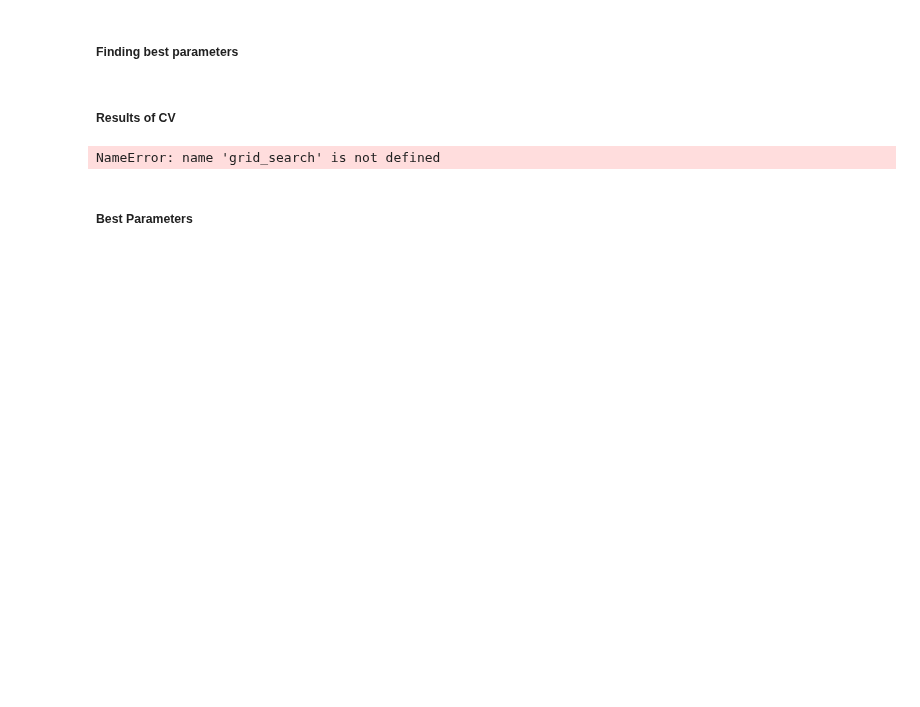
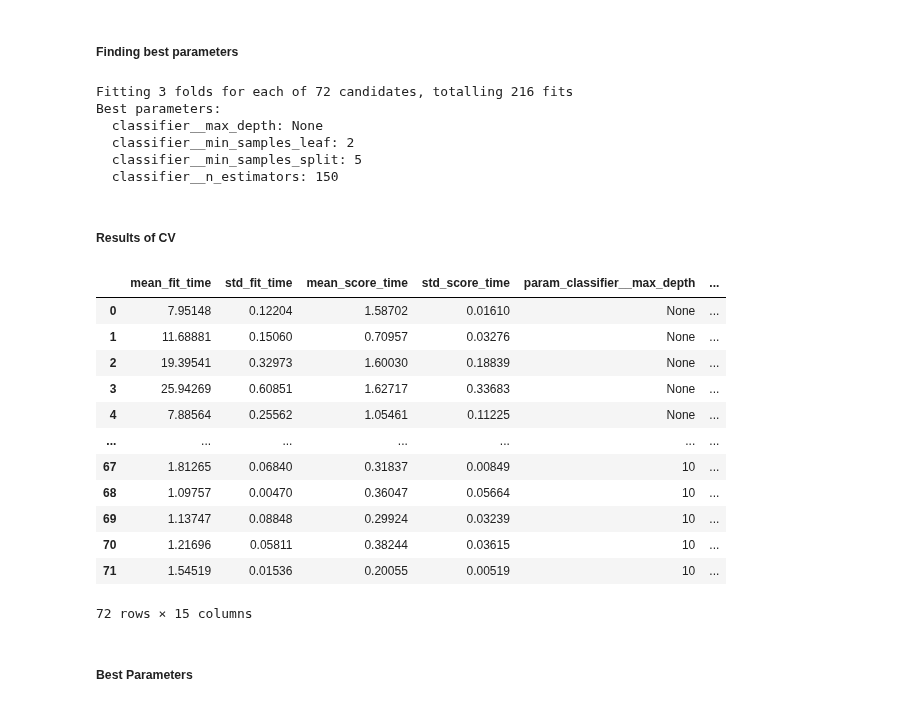
Before and after one commit to MikeVej/ML_LoanDefaults, a Jupyter notebook: LoanDefaults_MichaelVejsiri.ipynb, the cells around one changed output. Saved outputs shown, nothing was run; the diff lists cells and outputs as text; code cells hidden in the pictures; blank space fills up the shorter version.

```diff
--- a/LoanDefaults_MichaelVejsiri.ipynb
+++ b/LoanDefaults_MichaelVejsiri.ipynb
@@ -461,32 +483,51 @@ Pipeline(steps=[('preprocessor',
 ##### Finding best parameters
 # %%
 # Create the parameter grid
-#param_grid = {
-#    'classifier__n_estimators': [30, 50, 100, 150],
-#    'classifier__max_depth': [None, 5, 10],
-#    'classifier__min_samples_split': [ 5, 10],
-#    'classifier__min_samples_leaf': [1, 2, 4]
-#}
+param_grid = {
+    'classifier__n_estimators': [30, 50, 100, 150],
+    'classifier__max_depth': [None, 5, 10],
+    'classifier__min_samples_split': [ 5, 10],
+    'classifier__min_samples_leaf': [1, 2, 4]
+}
 
 # Instantiate the GridSearchCV object
-#grid_search = GridSearchCV(rf_pipeline, param_grid, cv=3, n_jobs=-1, scoring='roc_auc', verbose=1)
+grid_search = GridSearchCV(rf_pipeline, param_grid, cv=3, n_jobs=-1, scoring='roc_auc', verbose=1)
 
 # Fit the GridSearchCV object to the training data
-#grid_search.fit(X_train, y_train)
+grid_search.fit(X_train, y_train)
 
 # Get the best set of hyperparameters
-#best_params = grid_search.best_params_
+best_params = grid_search.best_params_
 
 # Print the best set of hyperparameters
-#print("Best parameters:")
-#for key, value in best_params.items():
-#    print(f"  {key}: {value}")
+print("Best parameters:")
+for key, value in best_params.items():
+    print(f"  {key}: {value}")
+# %% [output]
+Fitting 3 folds for each of 72 candidates, totalling 216 fits
+Best parameters:
+  classifier__max_depth: None
+  classifier__min_samples_leaf: 2
+  classifier__min_samples_split: 5
+  classifier__n_estimators: 150
 # %% [markdown]
 ##### Results of CV
 # %%
-#cv_results_df = pd.DataFrame(grid_search.cv_results_)
-#cv_results_df
+cv_results_df = pd.DataFrame(grid_search.cv_results_)
+cv_results_df
 # %% [output]
+|  | mean_fit_time | std_fit_time | mean_score_time | std_score_time | param_classifier__max_depth | ... |
+| 0 | 7.95148 | 0.12204 | 1.58702 | 0.01610 | None | ... |
+| 1 | 11.68881 | 0.15060 | 0.70957 | 0.03276 | None | ... |
+| 2 | 19.39541 | 0.32973 | 1.60030 | 0.18839 | None | ... |
+| 3 | 25.94269 | 0.60851 | 1.62717 | 0.33683 | None | ... |
+| 4 | 7.88564 | 0.25562 | 1.05461 | 0.11225 | None | ... |
+| ... | ... | ... | ... | ... | ... | ... |
+| 67 | 1.81265 | 0.06840 | 0.31837 | 0.00849 | 10 | ... |
+| 68 | 1.09757 | 0.00470 | 0.36047 | 0.05664 | 10 | ... |
+| 69 | 1.13747 | 0.08848 | 0.29924 | 0.03239 | 10 | ... |
+| 70 | 1.21696 | 0.05811 | 0.38244 | 0.03615 | 10 | ... |
+| 71 | 1.54519 | 0.01536 | 0.20055 | 0.00519 | 10 | ... |
-NameError: name 'grid_search' is not defined
+72 rows × 15 columns
 # %% [markdown]
 ##### Best Parameters
```
Also changed, not shown: parts of 18 cells of this notebook.
